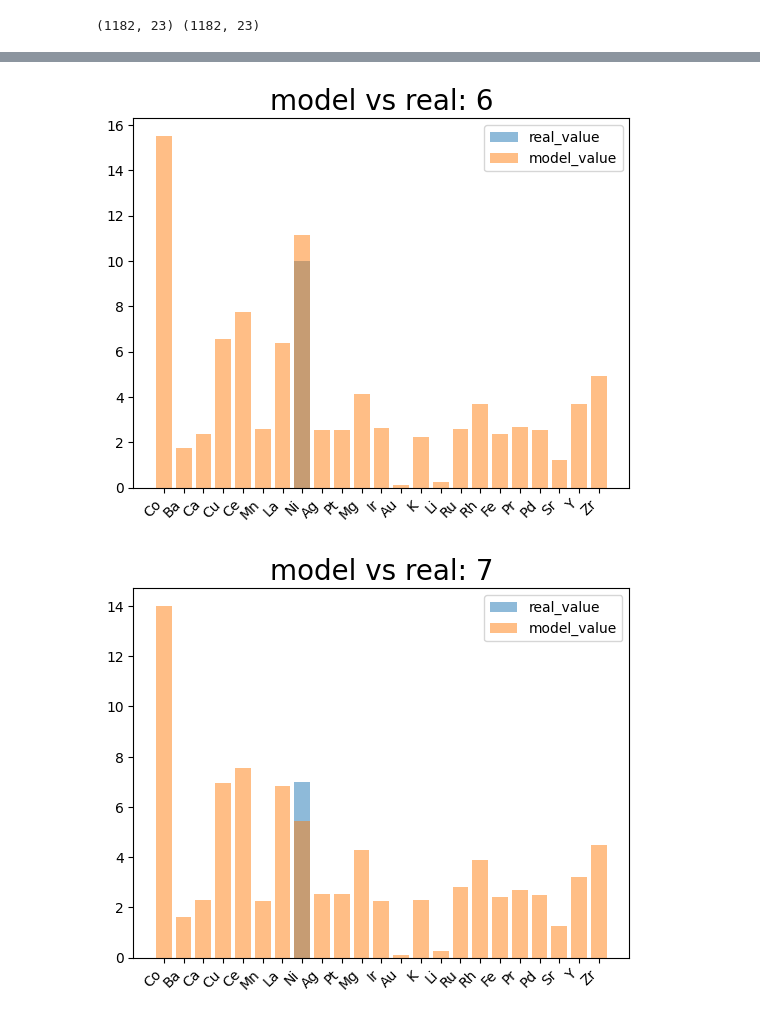
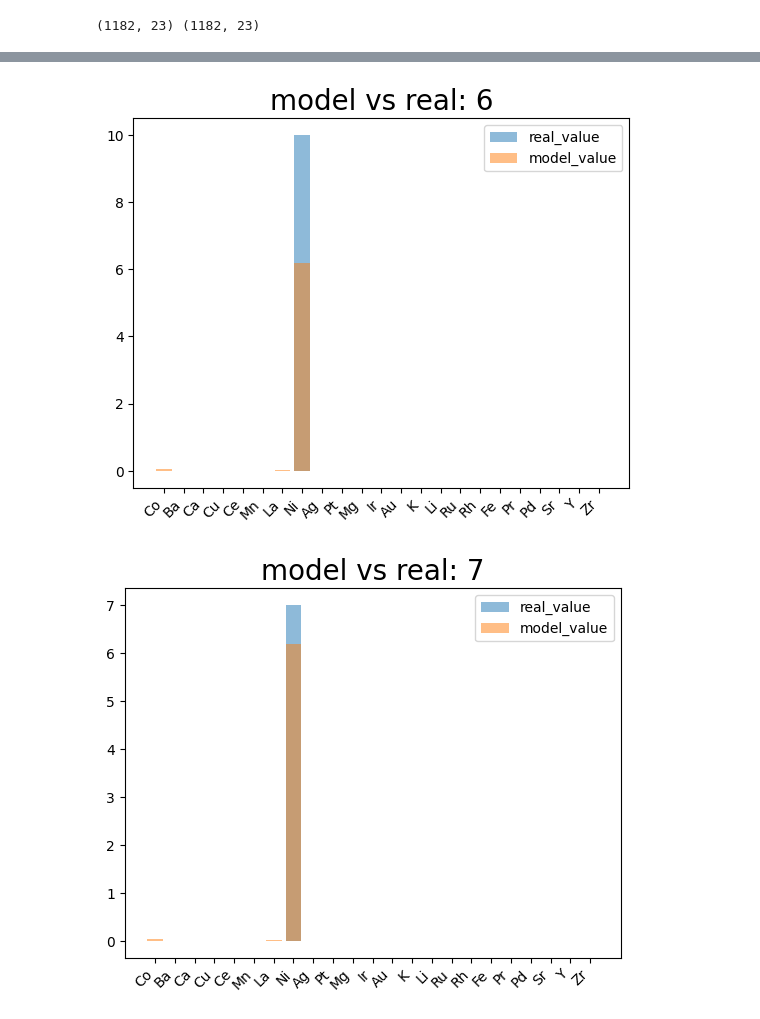
Before and after one commit to MINGYU-1/intern_practicing, a Jupyter notebook: epoch_loss4.ipynb, the cells around one changed output, grey strips where cells are left out. Cells and saved outputs as stored; diff of their text form; code cells hidden in the pictures.

```diff
--- a/epoch_loss4.ipynb
+++ b/epoch_loss4.ipynb
@@ -6,9 +6,9 @@ import numpy as np
 import joblib
 import pandas as pd
 # %%
-train_loader = torch.load('torch/train_loader.pt')
-val_loader = torch.load('torch/val_loader.pt')
-test_loader = torch.load('torch/test_loader.pt')
+train_loader = torch.load('torch/train_loader_z.pt')
+val_loader = torch.load('torch/val_loader_z.pt')
+test_loader = torch.load('torch/test_loader_z.pt')
 # %%
 x,c = next(iter(train_loader))
 x_dim = x.shape[1]
@@ -115,7 +147,7 @@ with torch.no_grad():
 
 x_true_test_np = np.concatenate(x_true_list, axis=0)
 x_hat_test_np  = np.concatenate(x_hat_list, axis=0)
-x_scaler = joblib.load('./torch/x_scaler.pkl')
+x_scaler = joblib.load('./torch/x_scaler_z.pkl')
 x_true_test = x_scaler.inverse_transform(x_true_test_np)
 x_hat_test  = x_scaler.inverse_transform(x_hat_test_np)
 
@@ -137,7 +178,7 @@ rmse: 4.5577,r2: -6.0426
 # %%
 df = pd.read_csv('211210-DRM-total.csv')
 metal_columns = df.iloc[:,2:25].columns
-for i in range(5,10):
+for i in range(5,15):
     plt.bar(metal_columns, x_true_test[i],label = 'real_value',alpha = 0.5)
     plt.bar(metal_columns,x_hat_test[i],label = 'model_value', alpha=0.5)
     plt.xticks(rotation=45,ha='right')
@@ -149,2 +190,2 @@ for i in range(5,10):
-[figure, old version]
+[figure, new version]
-[figure, old version]
+[figure, new version]
```
Also changed, not shown: parts of 8 cells of this notebook, 21 other files.
